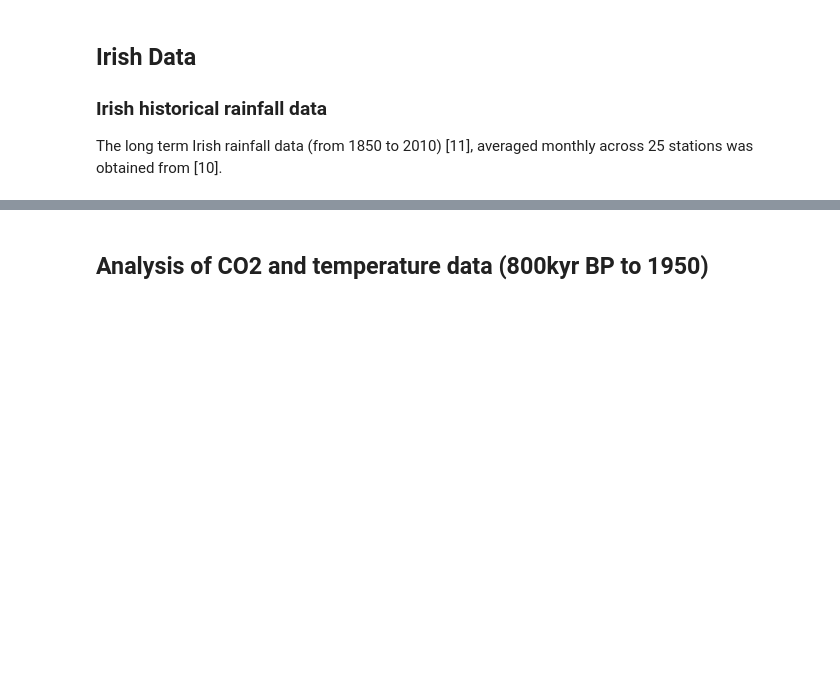
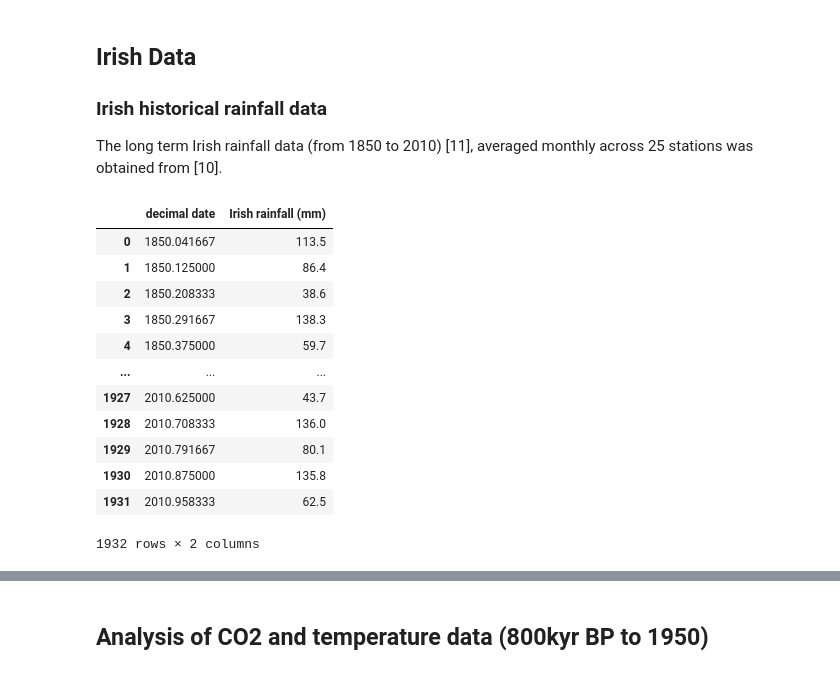
Before and after one commit to Eilis9/PfDA_Project2, a Jupyter notebook: analysis.ipynb, the cells around one changed output, grey strips where cells are left out. Drawn from its saved outputs; the diff is of its cells as text; code cells hidden in the pictures; blank space fills up the shorter version.

```diff
--- a/analysis.ipynb
+++ b/analysis.ipynb
@@ -306,16 +332,31 @@ The long term Irish rainfall data (from 1850 to 2010) [11], averaged monthly acr
 # %%
 # Read in the irish rainfall data
 rain = pd.read_csv("data/Long-Term-IIP-network-1/IIP_National series.csv", skiprows=2)
 year = rain['Year']
 # add decimalised year
 rain.drop('Year', axis=1,  inplace=True)
 transposed_values = []
 # https://stackoverflow.com/questions/16476924/how-to-iterate-over-rows-in-a-pandas-dataframe
 
 for index, row in rain.iterrows():
     transposed_values.extend(row.values)
 result_series = pd.Series(transposed_values)
 # create a decimalised date series for the data - assuming here each data point is relevant to the middle of the month
 date_series = np.arange(1850+(1/12/2), 2011+(1/12/2), 1/12)
 # https://stackoverflow.com/questions/30522724/take-multiple-lists-into-dataframe
 rain_ire_1850 = pd.DataFrame({'decimal date': date_series, 'Irish rainfall (mm)': result_series})
+rain_ire_1850
+# %% [output]
+|  | decimal date | Irish rainfall (mm) |
+| 0 | 1850.041667 | 113.5 |
+| 1 | 1850.125000 | 86.4 |
+| 2 | 1850.208333 | 38.6 |
+| 3 | 1850.291667 | 138.3 |
+| 4 | 1850.375000 | 59.7 |
+| ... | ... | ... |
+| 1927 | 2010.625000 | 43.7 |
+| 1928 | 2010.708333 | 136.0 |
+| 1929 | 2010.791667 | 80.1 |
+| 1930 | 2010.875000 | 135.8 |
+| 1931 | 2010.958333 | 62.5 |
+1932 rows × 2 columns
```
Also changed, not shown: parts of 19 cells of this notebook, 4 other files.
